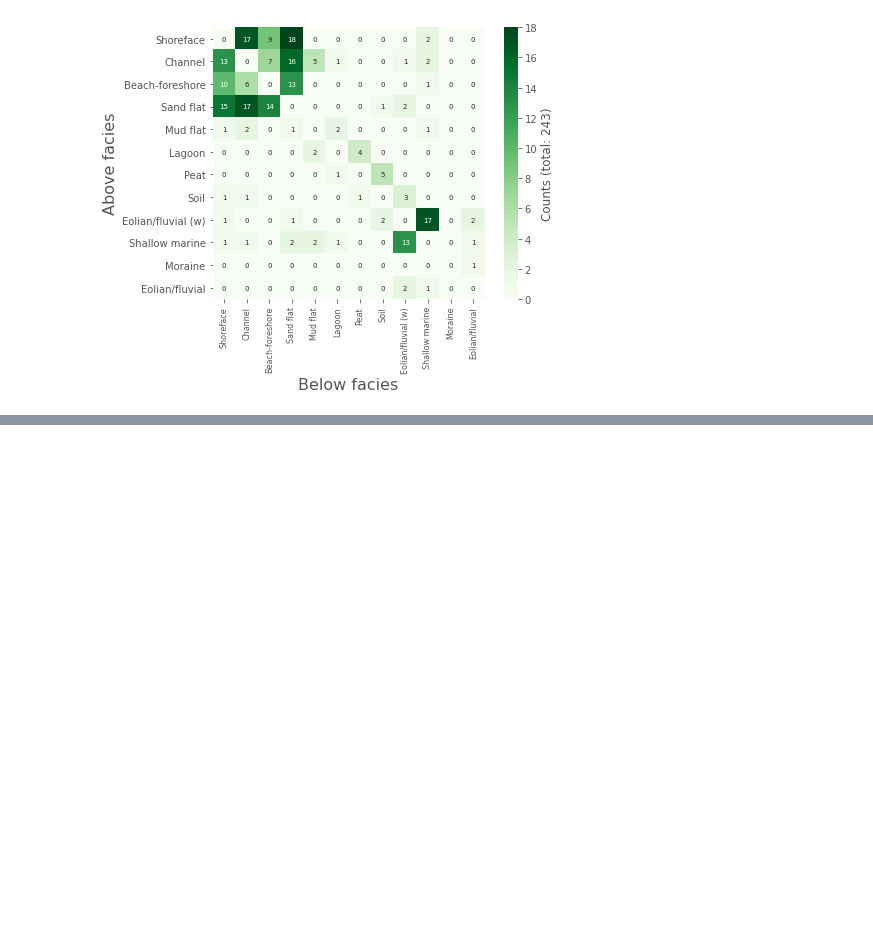
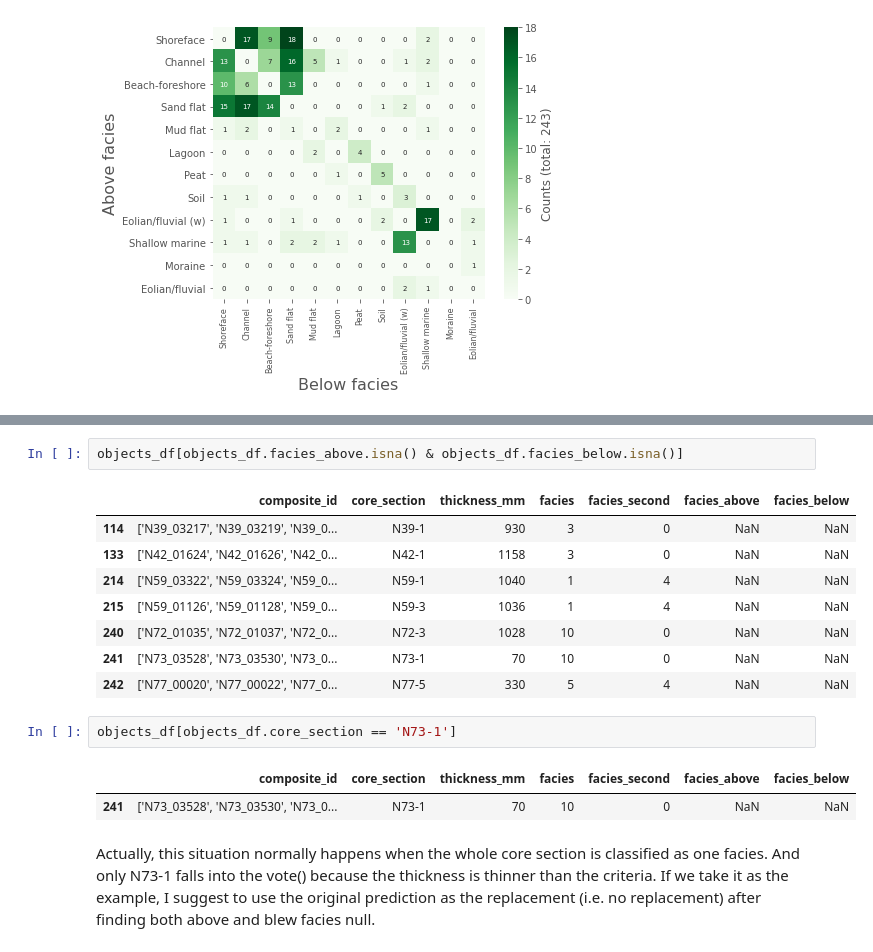
Before and after one commit to dispink/WASA-faciesXRF, a Jupyter notebook: post_process.ipynb, the cells around one changed output, grey strips where cells are left out. Drawn from its saved outputs; the diff is of its cells as text; blank space fills up the shorter version.

```diff
--- a/post_process.ipynb
+++ b/post_process.ipynb
@@ -813,0 +1064,18 @@ for model_name in ['y', 'y_pred', 'y_pred_s', 'y_smooth']:
+# %%
+objects_df[objects_df.facies_above.isna() & objects_df.facies_below.isna()]
+# %% [output]
+|  | composite_id | core_section | thickness_mm | facies | facies_second | facies_above | facies_below |
+| 114 | ['N39_03217', 'N39_03219', 'N39_0... | N39-1 | 930 | 3 | 0 | NaN | NaN |
+| 133 | ['N42_01624', 'N42_01626', 'N42_0... | N42-1 | 1158 | 3 | 0 | NaN | NaN |
+| 214 | ['N59_03322', 'N59_03324', 'N59_0... | N59-1 | 1040 | 1 | 4 | NaN | NaN |
+| 215 | ['N59_01126', 'N59_01128', 'N59_0... | N59-3 | 1036 | 1 | 4 | NaN | NaN |
+| 240 | ['N72_01035', 'N72_01037', 'N72_0... | N72-3 | 1028 | 10 | 0 | NaN | NaN |
+| 241 | ['N73_03528', 'N73_03530', 'N73_0... | N73-1 | 70 | 10 | 0 | NaN | NaN |
+| 242 | ['N77_00020', 'N77_00022', 'N77_0... | N77-5 | 330 | 5 | 4 | NaN | NaN |
+# %%
+objects_df[objects_df.core_section == 'N73-1']
+# %% [output]
+|  | composite_id | core_section | thickness_mm | facies | facies_second | facies_above | facies_below |
+| 241 | ['N73_03528', 'N73_03530', 'N73_0... | N73-1 | 70 | 10 | 0 | NaN | NaN |
+# %% [markdown]
+Actually, this situation normally happens when the whole core section is classified as one facies. And only N73-1 falls into the vote() because the thickness is thinner than the criteria. If we take it as the example, I suggest to use the original prediction as the replacement (i.e. no replacement) after finding both above and blew facies null.
```
Also changed, not shown: parts of 18 cells of this notebook, 4 other files.
